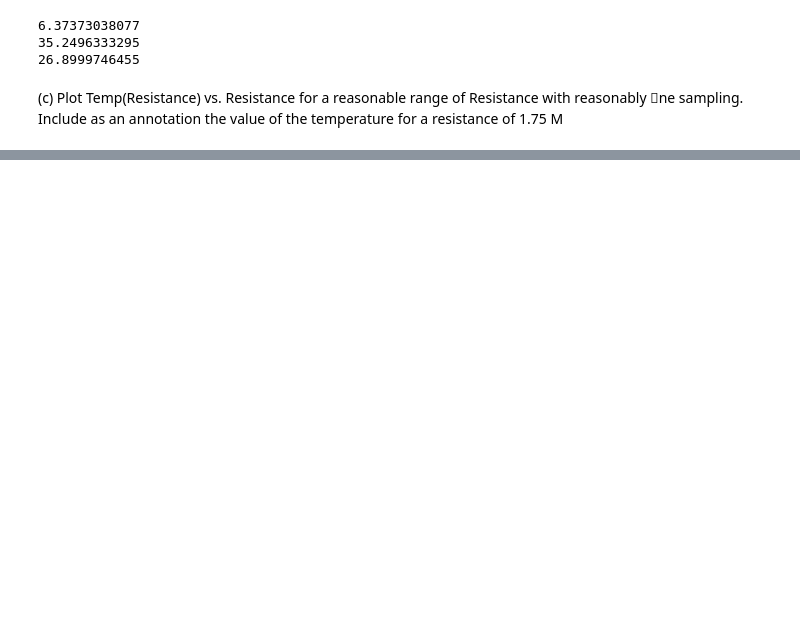
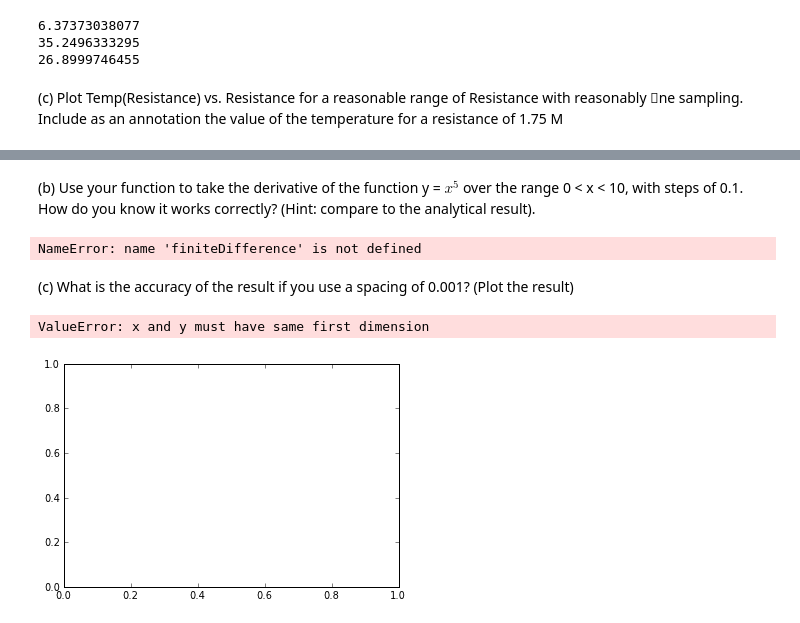
Before and after one commit to ersong/PHYS202-S13, a Jupyter notebook: Week4/InterpAndDiffEx3.ipynb, the cells around one changed output, grey strips where cells are left out. Cells and saved outputs as stored; diff of their text form; code cells hidden in the pictures; blank space fills up the shorter version.

```diff
--- a/Week4/InterpAndDiffEx3.ipynb
+++ b/Week4/InterpAndDiffEx3.ipynb
@@ -67 +94,26 @@
 the x,y arrays.
+# %%
+def finiteDifference(x,y):
+    dy=diff(y)#y(n+1)-y(n)
+    #help(diff)
+    dx=diff(x)
+    dydx=dy/dx
+    return dydx
+# %% [markdown]
+(b) Use your function to take the derivative of the function y = $x^5$ over the range 0 < x <
+10, with steps of 0.1. How do you know it works correctly? (Hint: compare to the analytical result).
+# %%
+x=arange(0,10,.1)
+dydx=finiteDifference(x,x**5)
+plot(x,dydx,x,5*x**4)
+# %% [output]
+NameError: name 'finiteDifference' is not defined
+# %% [markdown]
+(c) What is the accuracy of the result if you use a spacing of 0.001? (Plot the result)
+# %%
+x=arange(0,10,.001)
+dydx=finiteDifference(x,x**5)
+plot(x,dydx,x,5*x**4)
+# %% [output]
+ValueError: x and y must have same first dimension
+[figure, added]
```
Also changed, not shown: parts of 15 cells of this notebook, 3 other files.
